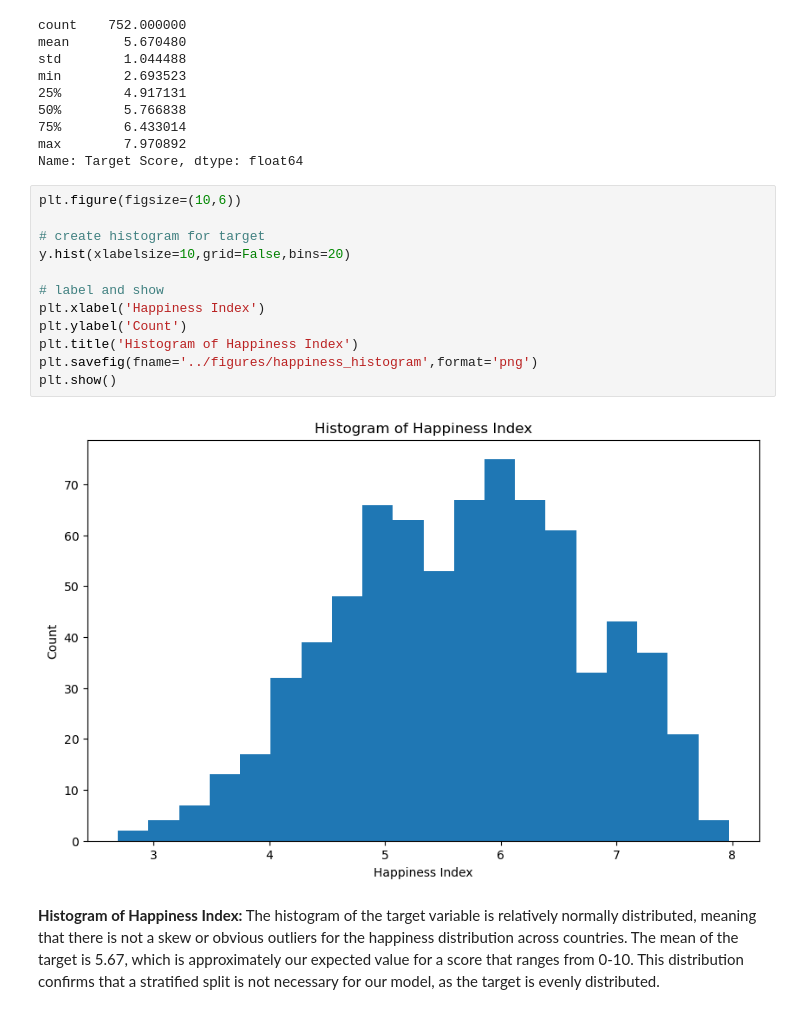
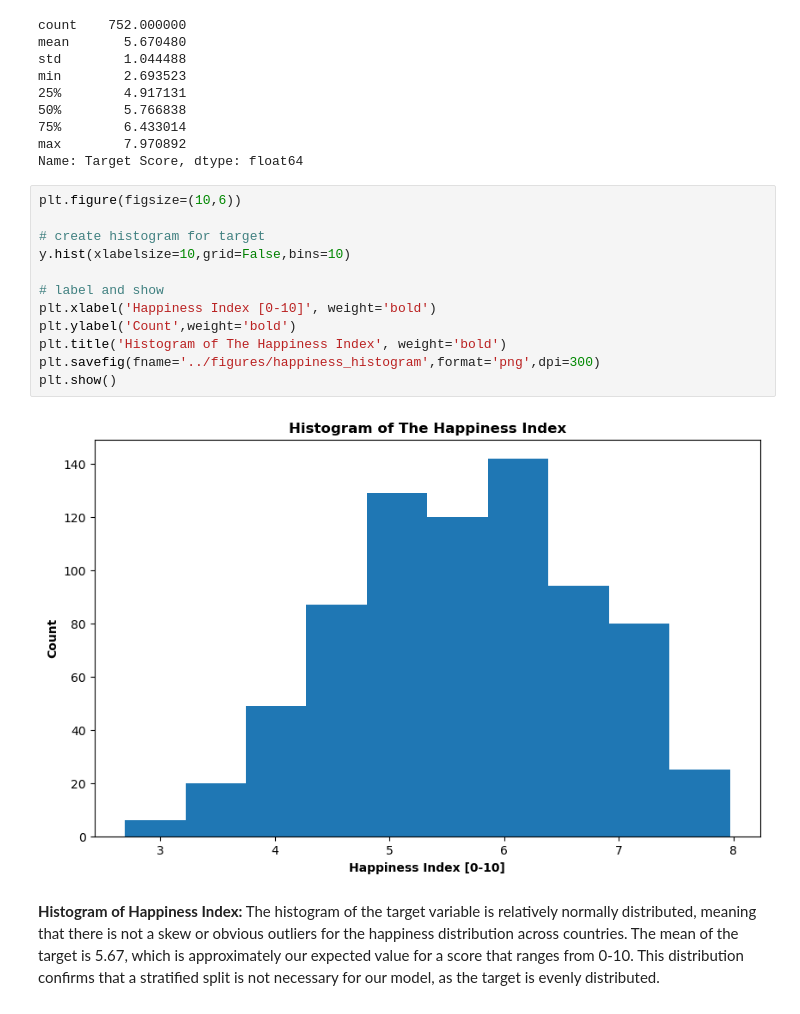
Before and after one commit to iwecht1/1030project, a Jupyter notebook: src/Solving For Happiness.ipynb, the cells around one changed output. Drawn from its saved outputs; the diff is of its cells as text.

```diff
--- a/src/Solving For Happiness.ipynb
+++ b/src/Solving For Happiness.ipynb
@@ -87,17 +87,17 @@ Name: Target Score, dtype: float64
 # %%
 plt.figure(figsize=(10,6))
 
 # create histogram for target
-y.hist(xlabelsize=10,grid=False,bins=20)
+y.hist(xlabelsize=10,grid=False,bins=10)
 
 # label and show
-plt.xlabel('Happiness Index')
-plt.ylabel('Count')
-plt.title('Histogram of Happiness Index')
-plt.savefig(fname='../figures/happiness_histogram',format='png')
+plt.xlabel('Happiness Index [0-10]', weight='bold')
+plt.ylabel('Count',weight='bold')
+plt.title('Histogram of The Happiness Index', weight='bold')
+plt.savefig(fname='../figures/happiness_histogram',format='png',dpi=300)
 plt.show()
 # %% [output]
-[figure, old version]
+[figure, new version]
 # %% [markdown]
 **Histogram of Happiness Index:** The histogram of the target variable is relatively normally distributed, meaning that there is not a skew or obvious outliers for the happiness distribution across countries. The mean of the target is 5.67, which is approximately our expected value for a score that ranges from 0-10. This distribution confirms that a stratified split is not necessary for our model, as the target is evenly distributed.
 # %%
```
Also changed, not shown: parts of 3 cells of this notebook, 4 other files.
